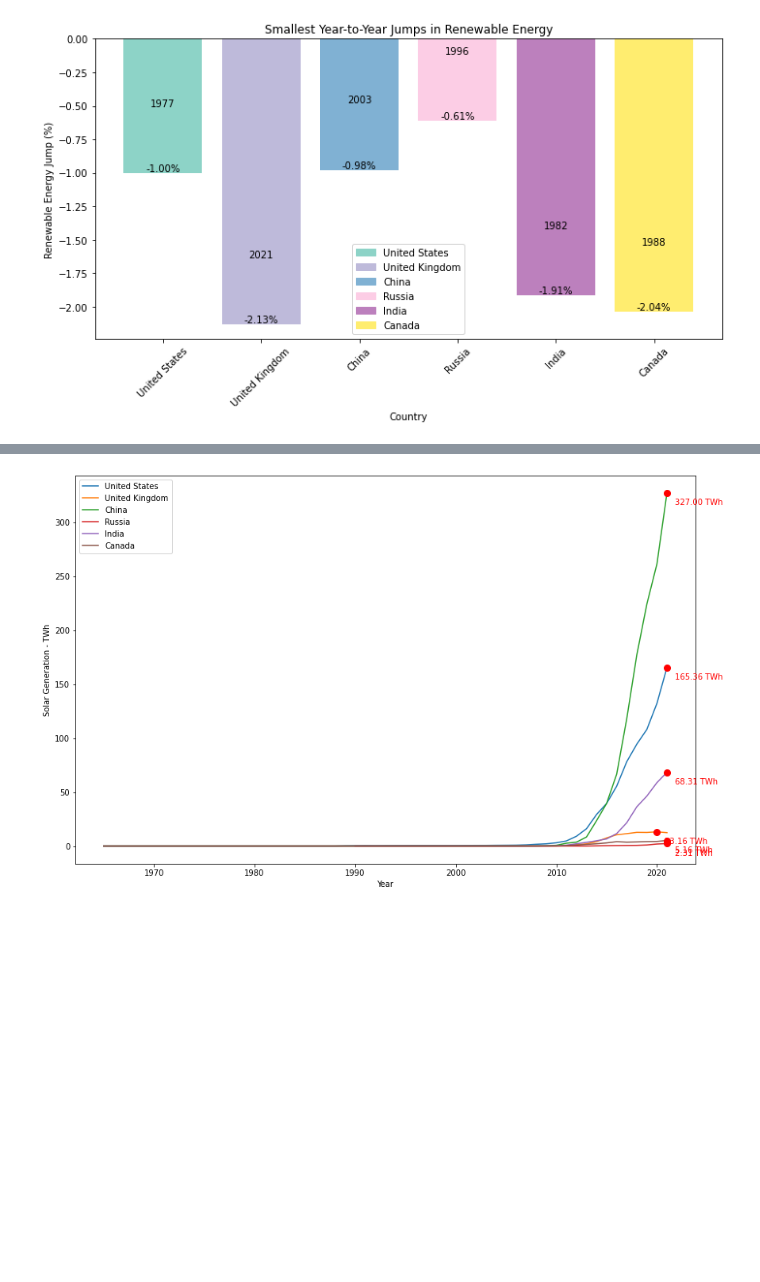
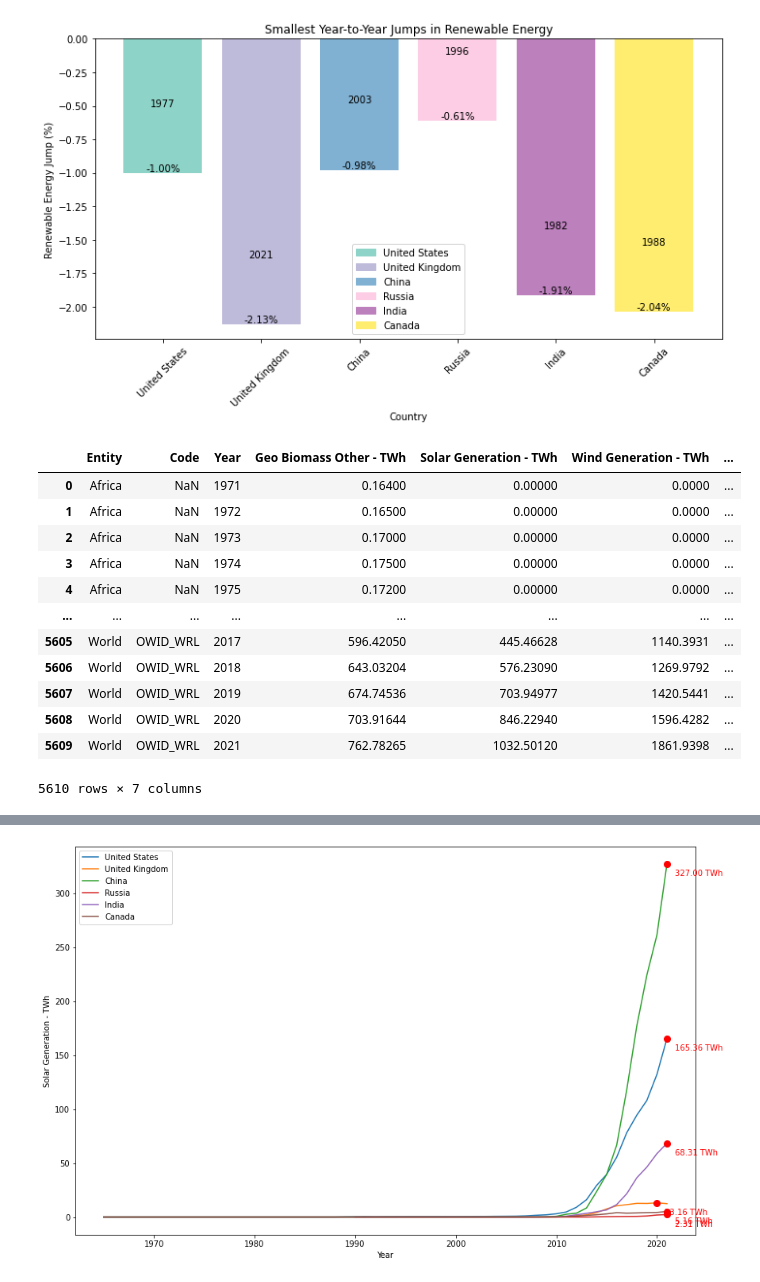
Before and after one commit to LucasMazza42/Energy-Analytics, a Jupyter notebook: ResearchDoc.ipynb, the cells around one changed output, grey strips where cells are left out. Cells and saved outputs as stored; diff of their text form; code cells hidden in the pictures; blank space fills up the shorter version.

```diff
--- a/ResearchDoc.ipynb
+++ b/ResearchDoc.ipynb
@@ -171,4 +187,19 @@ plt.show()
 # %%
 #Amount of energy produced per renewable category:
 renewType = pd.read_csv("/Users/lucasmazza/Desktop/RenewableEnergyData/02 modern-renewable-energy-consumption.csv")
 #select relavant countries
+renewType
+# %% [output]
+|  | Entity | Code | Year | Geo Biomass Other - TWh | Solar Generation - TWh | Wind Generation - TWh | ... |
+| 0 | Africa | NaN | 1971 | 0.16400 | 0.00000 | 0.0000 | ... |
+| 1 | Africa | NaN | 1972 | 0.16500 | 0.00000 | 0.0000 | ... |
+| 2 | Africa | NaN | 1973 | 0.17000 | 0.00000 | 0.0000 | ... |
+| 3 | Africa | NaN | 1974 | 0.17500 | 0.00000 | 0.0000 | ... |
+| 4 | Africa | NaN | 1975 | 0.17200 | 0.00000 | 0.0000 | ... |
+| ... | ... | ... | ... | ... | ... | ... | ... |
+| 5605 | World | OWID_WRL | 2017 | 596.42050 | 445.46628 | 1140.3931 | ... |
+| 5606 | World | OWID_WRL | 2018 | 643.03204 | 576.23090 | 1269.9792 | ... |
+| 5607 | World | OWID_WRL | 2019 | 674.74536 | 703.94977 | 1420.5441 | ... |
+| 5608 | World | OWID_WRL | 2020 | 703.91644 | 846.22940 | 1596.4282 | ... |
+| 5609 | World | OWID_WRL | 2021 | 762.78265 | 1032.50120 | 1861.9398 | ... |
+5610 rows × 7 columns
```
Also changed, not shown: parts of 10 cells of this notebook.
